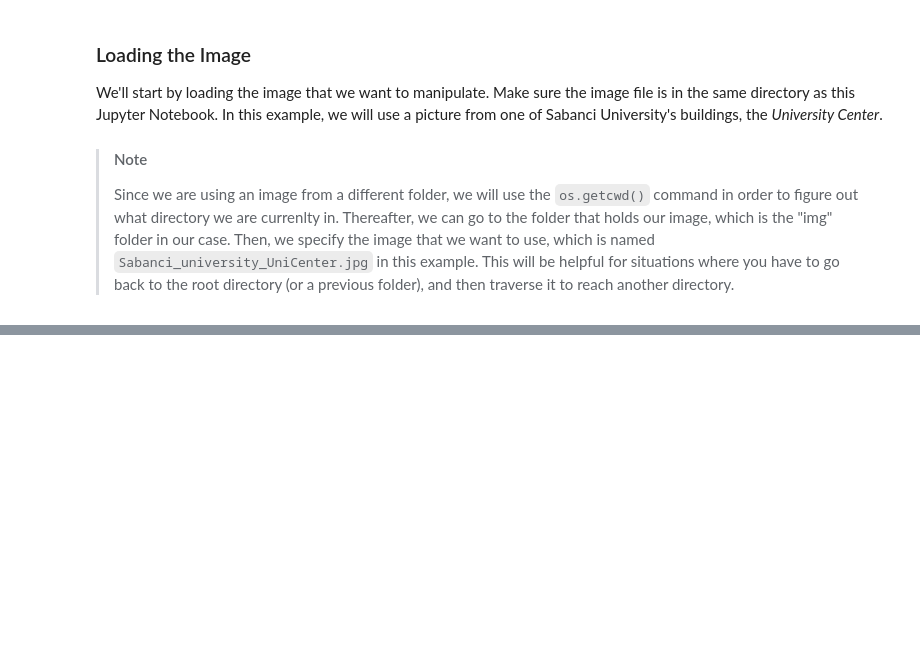
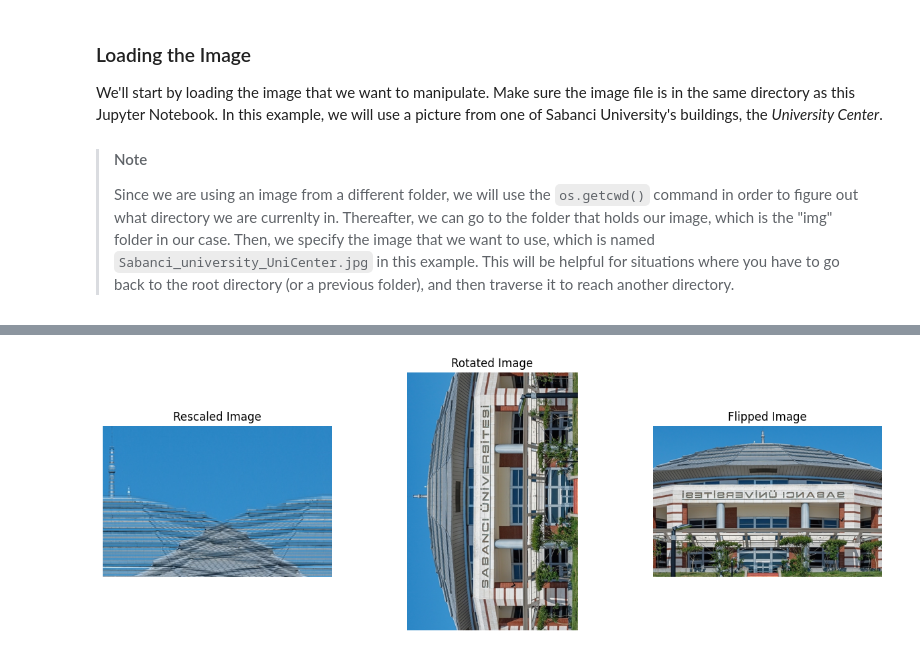
Before and after one commit to KouroshKSH/Tutorials, a Jupyter notebook: NumPy/image_processing_numpy.ipynb, the cells around one changed output, grey strips where cells are left out. Cells and saved outputs as stored; diff of their text form; code cells hidden in the pictures; blank space fills up the shorter version.

```diff
--- a/NumPy/image_processing_numpy.ipynb
+++ b/NumPy/image_processing_numpy.ipynb
@@ -57,0 +96,4 @@ plt.show()
+# %%
+# Resize the image by half by dividing the height and width of the image by 2
+# The depth of the image is not changed.
+rescaled_image = np.resize(image, (image.shape[0] // 2, image.shape[1] // 2, image.shape[2]))
@@ -57,0 +103,3 @@ plt.show()
+# %%
+# One CCW rotations requires 'k' to be set to 1
+rotated_image = np.rot90(image, k = 1)
@@ -57,0 +109,4 @@ plt.show()
+# %%
+# Flip the image horizontally by reversing the order of the columns in the image
+# The rows of the image are not changed.
+flipped_image = np.flip(image, axis = 1)
@@ -57,0 +119,21 @@ plt.show()
+# %%
+# Create a figure and its subplots
+fig, axes = plt.subplots(nrows=1, ncols=3, figsize=(15, 5))
+
+# Display the images
+axes[0].imshow(rescaled_image)
+axes[0].axis('off')
+axes[0].set_title('Rescaled Image')
+
+axes[1].imshow(rotated_image)
+axes[1].axis('off')
+axes[1].set_title('Rotated Image')
+
+axes[2].imshow(flipped_image)
+axes[2].axis('off')
+axes[2].set_title('Flipped Image')
+
+# Show the figure
+plt.show()
+# %% [output]
+[figure, added]
```
Also changed, not shown: parts of 9 cells of this notebook.
